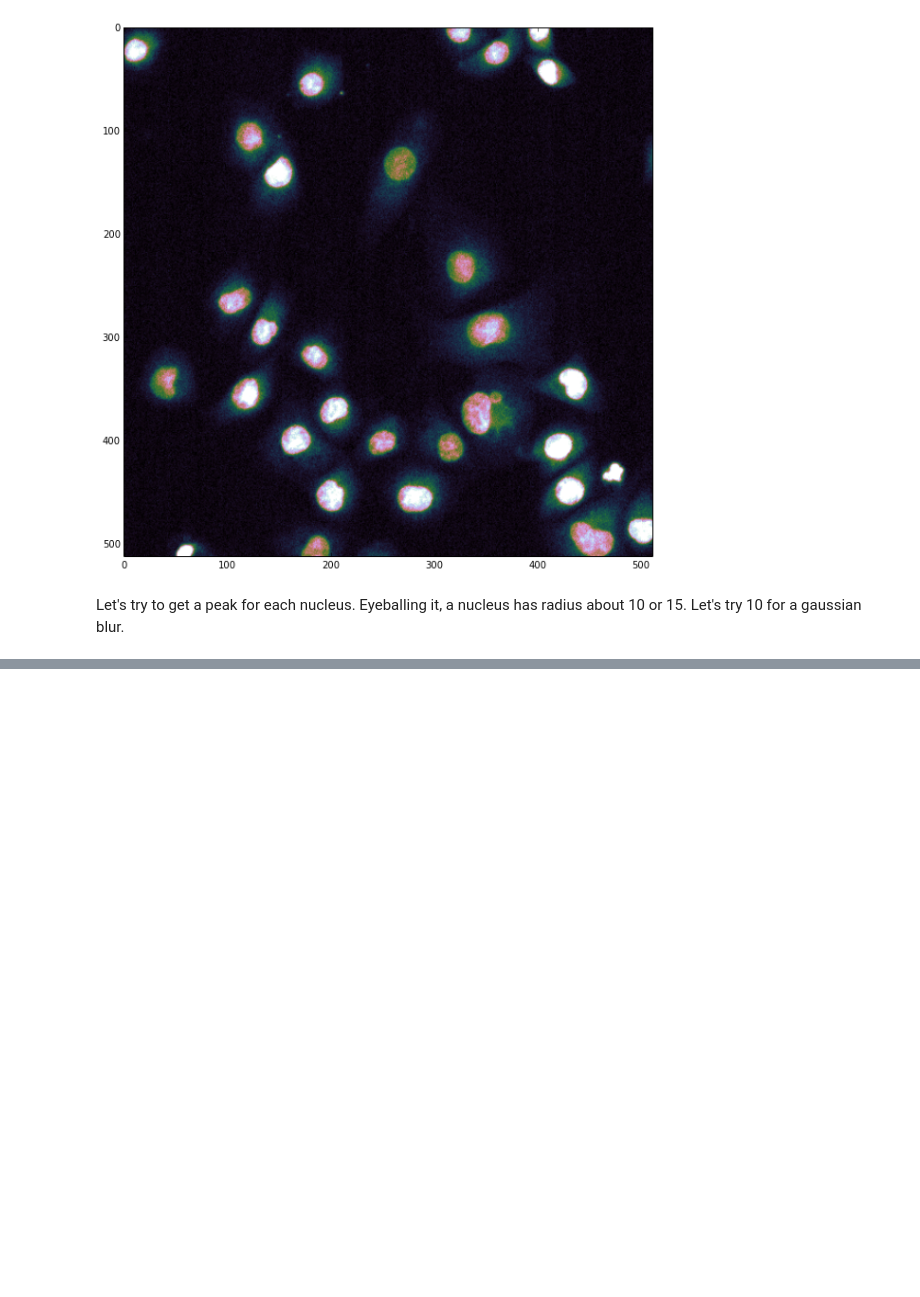
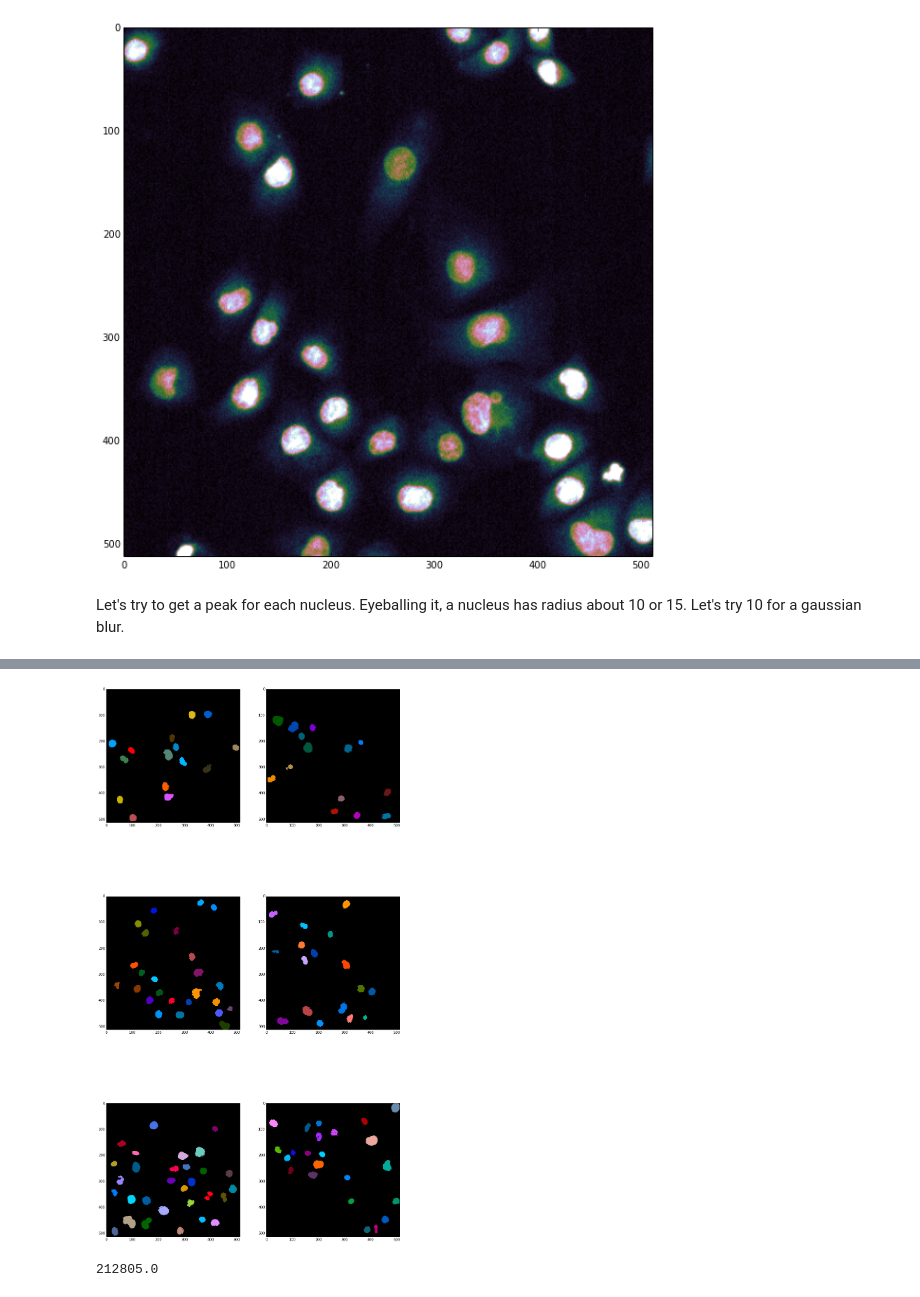
Before and after one commit to jni/notebooks, a Jupyter notebook: Quantifying nuclear DNA.ipynb, the cells around one changed output, grey strips where cells are left out. Drawn from its saved outputs; the diff is of its cells as text; code cells hidden in the pictures; blank space fills up the shorter version.

```diff
--- a/Quantifying nuclear DNA.ipynb
+++ b/Quantifying nuclear DNA.ipynb
@@ -66,0 +101,7 @@ for ax, im, d in zip(axes.ravel(), nuclei, detect):
+# %%
+import vis
+figure, axes = plt.subplots(3, 2, figsize=(15, 30))
+for ax, im in zip(axes.ravel(), nuclei_objs):
+    vis.sshow(im, ax=ax)
+# %% [output]
+[figure, added]
@@ -66,0 +117,4 @@ for ax, im, d in zip(axes.ravel(), nuclei, detect):
+# %%
+total_intensity(propss[0][0])
+# %% [output]
+212805.0
```
Also changed, not shown: parts of 10 cells of this notebook.
